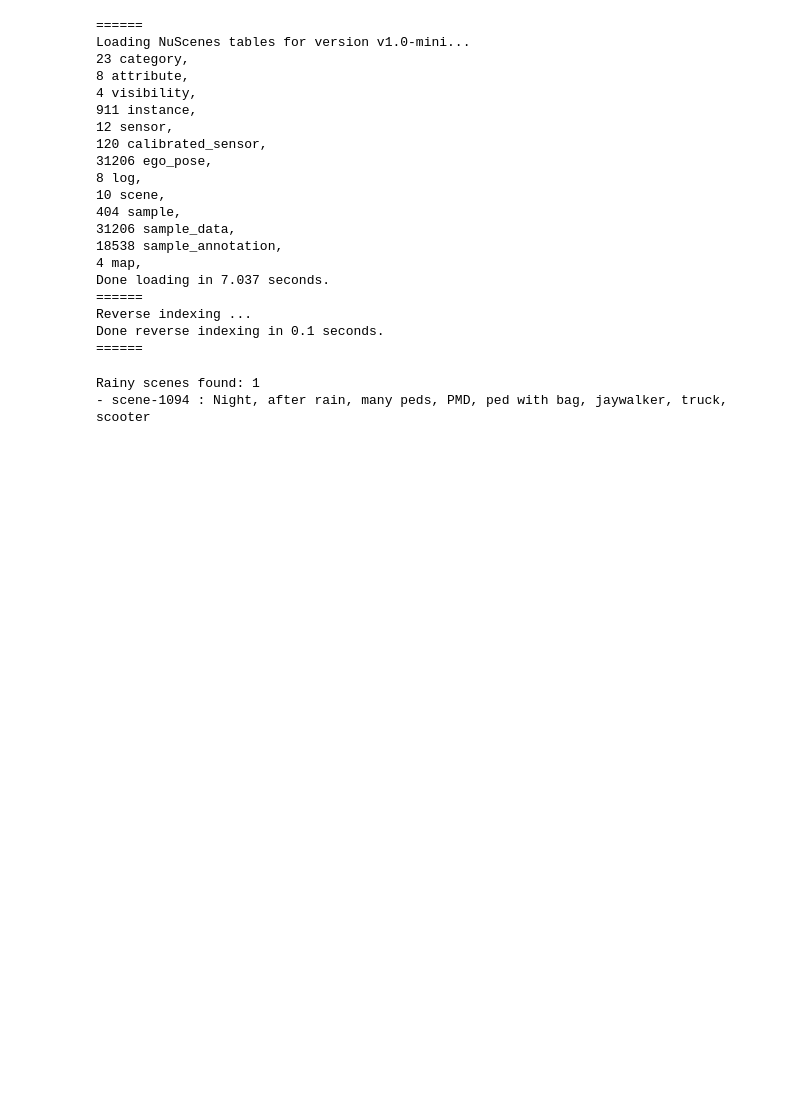
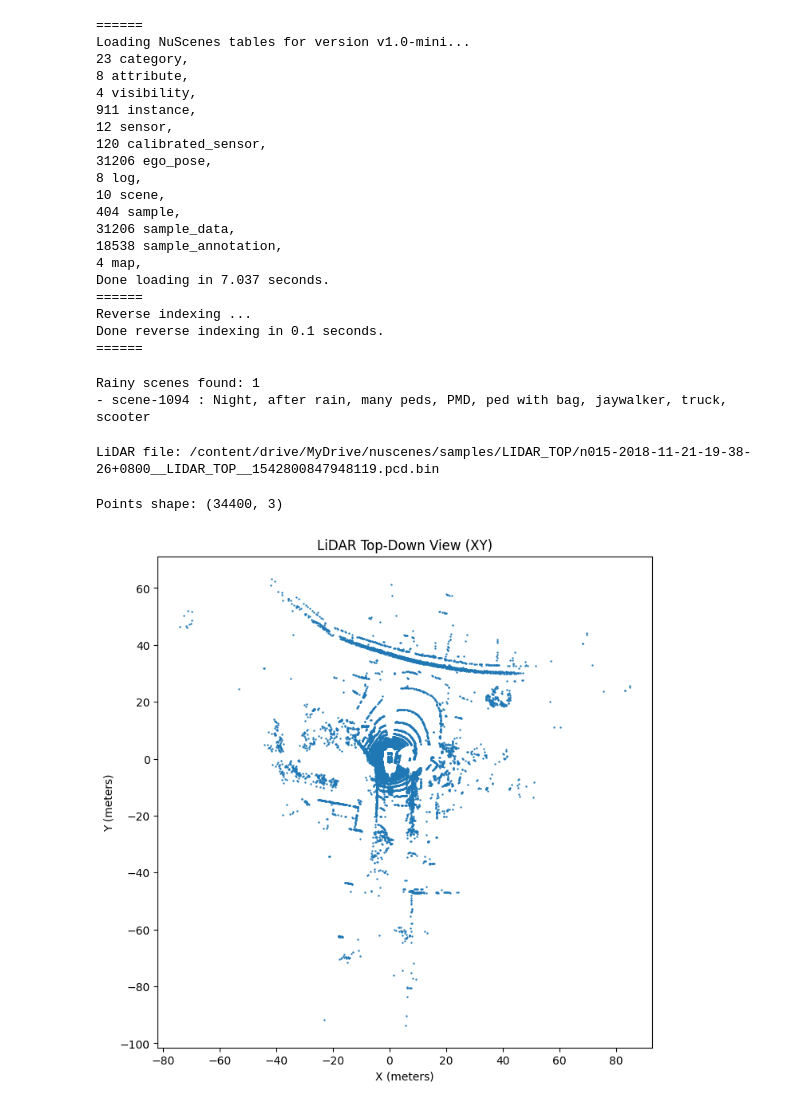
Before and after one commit to darrickpang/Email, a Jupyter notebook: LiDAR_detection.ipynb, the cells around one changed output. Saved outputs shown, nothing was run; the diff lists cells and outputs as text; code cells hidden in the pictures; blank space fills up the shorter version.

```diff
--- a/LiDAR_detection.ipynb
+++ b/LiDAR_detection.ipynb
@@ -70,3 +70,46 @@ for s in rainy_scenes:
 # %% [output]
 Rainy scenes found: 1
 - scene-1094 : Night, after rain, many peds, PMD, ped with bag, jaywalker, truck, scooter
+# %%
+scene = rainy_scenes[0]
+
+sample_token = scene["first_sample_token"]
+sample = nusc.get("sample", sample_token)
+
+lidar_token = sample["data"]["LIDAR_TOP"]
+lidar_sample = nusc.get("sample_data", lidar_token)
+
+lidar_file = f"{DATA_ROOT}/{lidar_sample['filename']}" # Changed 'file_name' to 'filename'
+print("LiDAR file:", lidar_file)
+# %% [output]
+LiDAR file: /content/drive/MyDrive/nuscenes/samples/LIDAR_TOP/n015-2018-11-21-19-38-26+0800__LIDAR_TOP__1542800847948119.pcd.bin
+# %%
+from nuscenes.utils.data_classes import LidarPointCloud
+import numpy as np
+
+pc = LidarPointCloud.from_file(lidar_file)
+points = pc.points.T   # shape: (N, 4)
+
+xyz = points[:, :3]
+intensity = points[:, 3]
+
+print("Points shape:", xyz.shape)
+# %% [output]
+Points shape: (34400, 3)
+# %%
+import matplotlib.pyplot as plt
+import numpy as np
+
+# Downsample for speed
+idx = np.random.choice(len(xyz), size=20000, replace=False)
+pts = xyz[idx]
+
+plt.figure(figsize=(8, 8))
+plt.scatter(pts[:, 0], pts[:, 1], s=0.5)
+plt.xlabel("X (meters)")
+plt.ylabel("Y (meters)")
+plt.title("LiDAR Top-Down View (XY)")
+plt.axis("equal")
+plt.show()
+# %% [output]
+[figure, added]
```
Also changed, not shown: parts of 1 cell of this notebook.
